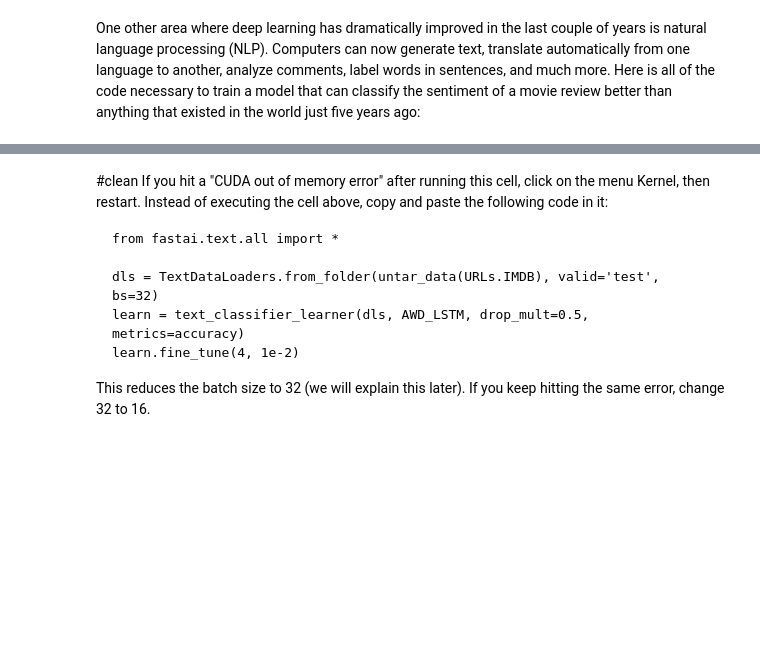
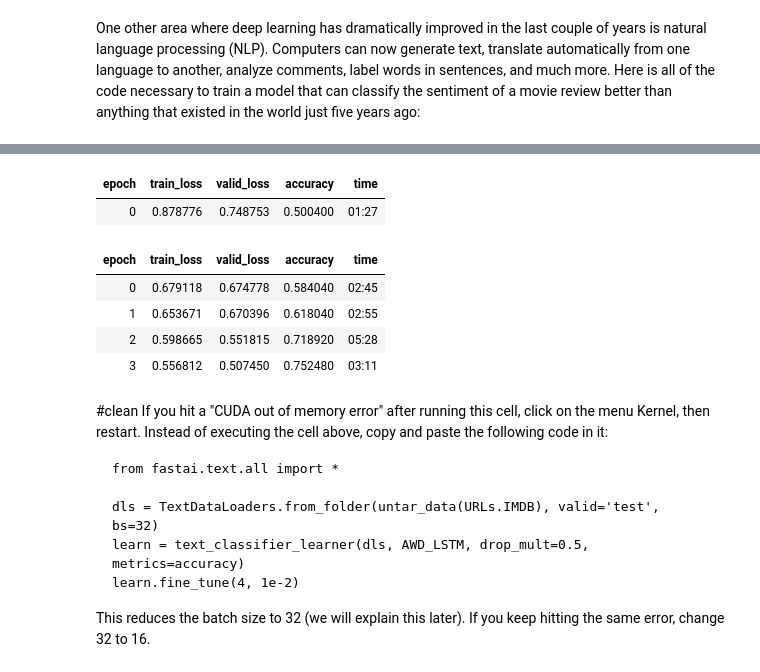
Before and after one commit to shaunzlim0123/fastbook, a Jupyter notebook: 01_intro.ipynb, the cells around one changed output, grey strips where cells are left out. Drawn from its saved outputs; the diff is of its cells as text; code cells hidden in the pictures; blank space fills up the shorter version.

```diff
--- a/01_intro.ipynb
+++ b/01_intro.ipynb
@@ -736,3 +700,17 @@ Directory removed. Attempting data loading and tokenization again.
+# %%
+from fastai.text.all import *
+
+dls = TextDataLoaders.from_folder(untar_data(URLs.IMDB), valid='test')
+learn = text_classifier_learner(dls, AWD_LSTM, drop_mult=0.5, metrics=accuracy)
+learn.fine_tune(4, 1e-2)
+# %% [output]
+| epoch | train_loss | valid_loss | accuracy | time |
+| 0 | 0.878776 | 0.748753 | 0.500400 | 01:27 |
+| epoch | train_loss | valid_loss | accuracy | time |
+| 0 | 0.679118 | 0.674778 | 0.584040 | 02:45 |
+| 1 | 0.653671 | 0.670396 | 0.618040 | 02:55 |
+| 2 | 0.598665 | 0.551815 | 0.718920 | 05:28 |
+| 3 | 0.556812 | 0.507450 | 0.752480 | 03:11 |
 # %% [markdown]
 #clean
 If you hit a "CUDA out of memory error" after running this cell, click on the menu Kernel, then restart. Instead of executing the cell above, copy and paste the following code in it:
```
Also changed, not shown: parts of 10 cells of this notebook.
